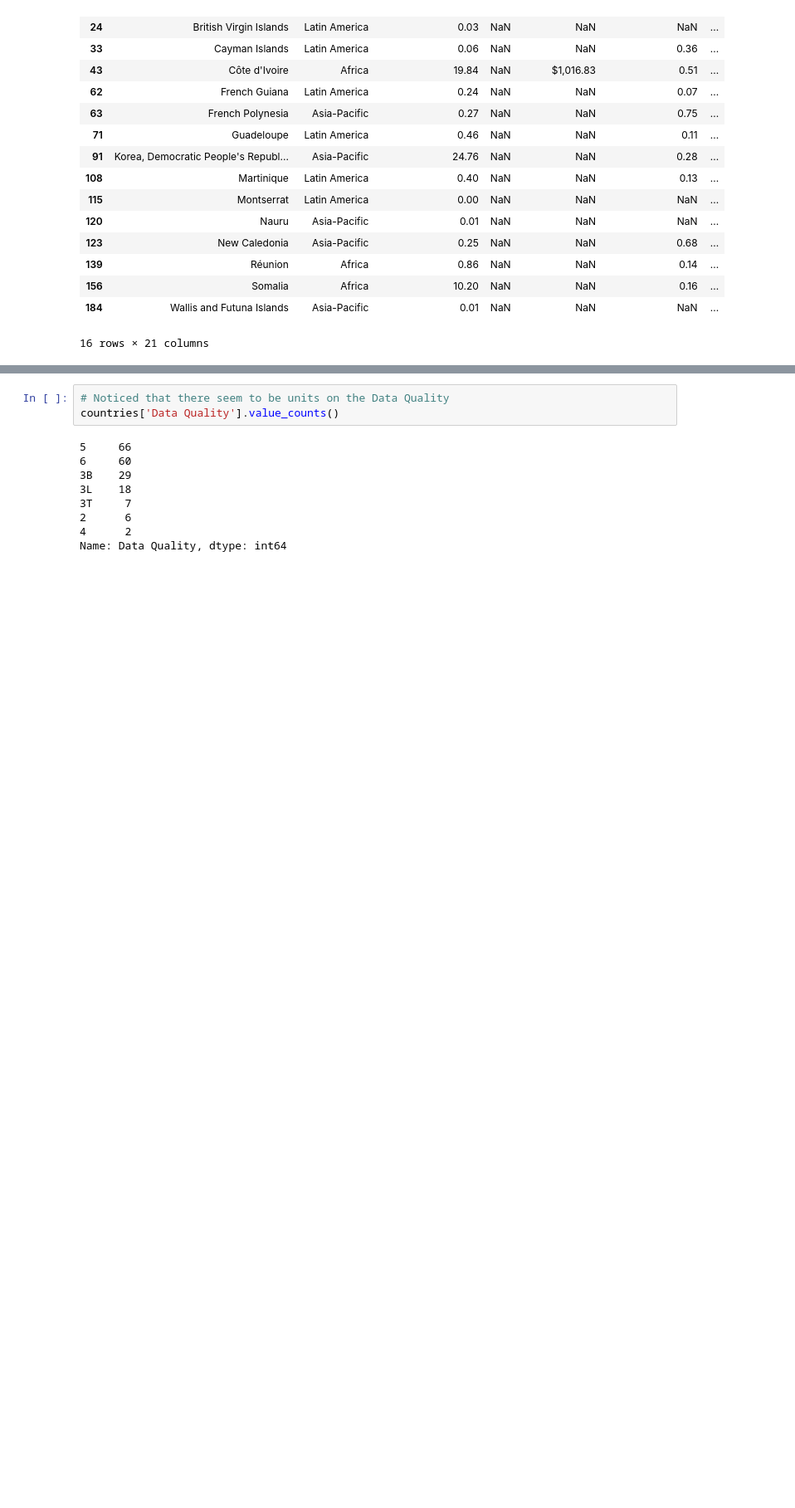
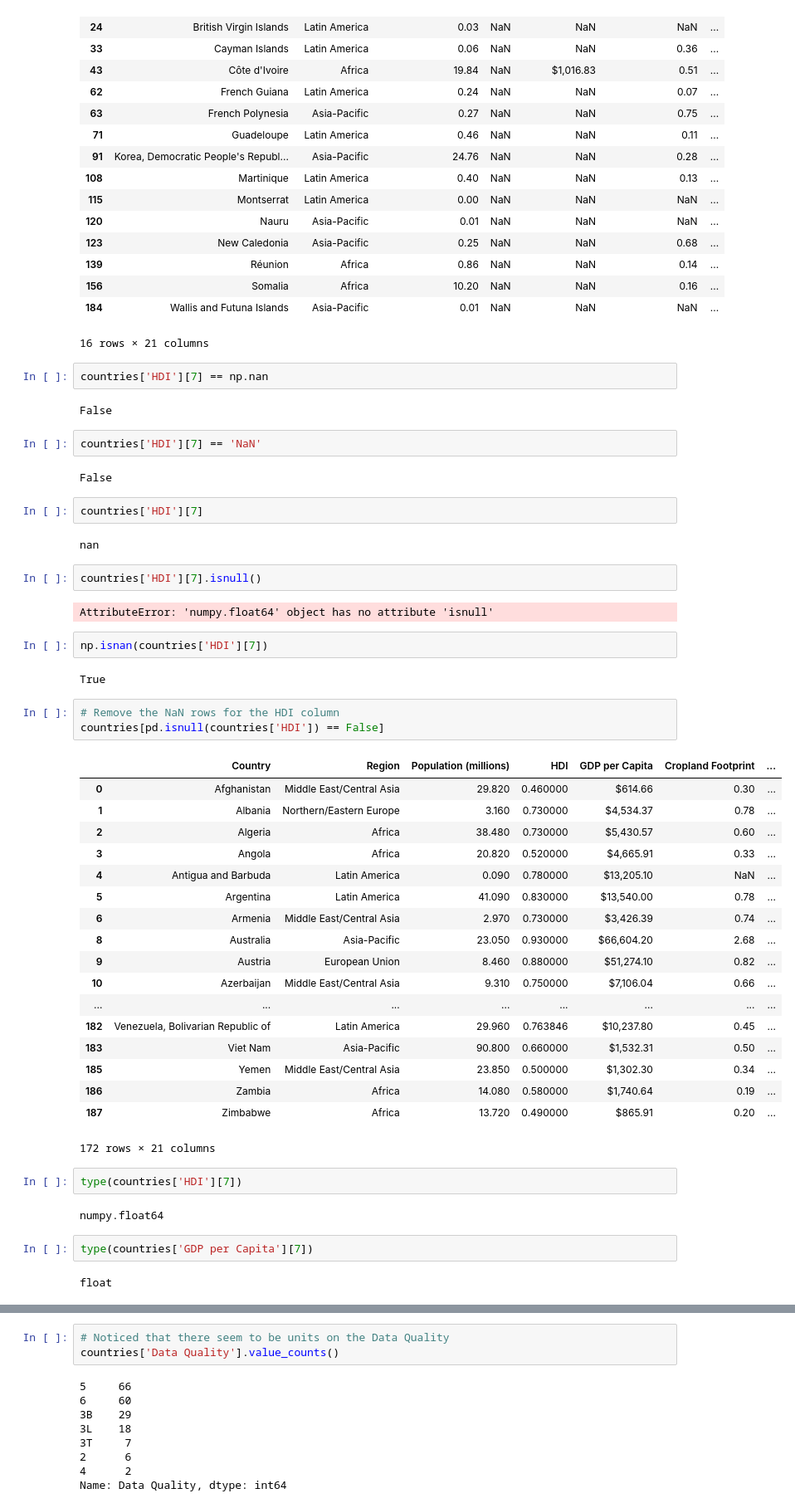
Before and after one commit to schmitzmelissa/DSCT-Capstone01, a Jupyter notebook: InitialDataExploration.ipynb, the cells around one changed output, grey strips where cells are left out. Shown at 83% size. Drawn from its saved outputs; the diff is of its cells as text; blank space fills up the shorter version.

Commit message:
Resolved TypeError with NaN values.

```diff
--- a/InitialDataExploration.ipynb
+++ b/InitialDataExploration.ipynb
@@ -155,3 +156,53 @@ countries[countries.HDI.isnull()]
 | 156 | Somalia | Africa | 10.20 | NaN | NaN | 0.16 | ... |
 | 184 | Wallis and Futuna Islands | Asia-Pacific | 0.01 | NaN | NaN | NaN | ... |
 16 rows × 21 columns
+# %%
+countries['HDI'][7] == np.nan
+# %% [output]
+False
+# %%
+countries['HDI'][7] == 'NaN'
+# %% [output]
+False
+# %%
+countries['HDI'][7]
+# %% [output]
+nan
+# %%
+countries['HDI'][7].isnull()
+# %% [output]
+AttributeError: 'numpy.float64' object has no attribute 'isnull'
+# %%
+np.isnan(countries['HDI'][7])
+# %% [output]
+True
+# %%
+# Remove the NaN rows for the HDI column
+countries[pd.isnull(countries['HDI']) == False]
+# %% [output]
+|  | Country | Region | Population (millions) | HDI | GDP per Capita | Cropland Footprint | ... |
+| 0 | Afghanistan | Middle East/Central Asia | 29.820 | 0.460000 | $614.66 | 0.30 | ... |
+| 1 | Albania | Northern/Eastern Europe | 3.160 | 0.730000 | $4,534.37 | 0.78 | ... |
+| 2 | Algeria | Africa | 38.480 | 0.730000 | $5,430.57 | 0.60 | ... |
+| 3 | Angola | Africa | 20.820 | 0.520000 | $4,665.91 | 0.33 | ... |
+| 4 | Antigua and Barbuda | Latin America | 0.090 | 0.780000 | $13,205.10 | NaN | ... |
+| 5 | Argentina | Latin America | 41.090 | 0.830000 | $13,540.00 | 0.78 | ... |
+| 6 | Armenia | Middle East/Central Asia | 2.970 | 0.730000 | $3,426.39 | 0.74 | ... |
+| 8 | Australia | Asia-Pacific | 23.050 | 0.930000 | $66,604.20 | 2.68 | ... |
+| 9 | Austria | European Union | 8.460 | 0.880000 | $51,274.10 | 0.82 | ... |
+| 10 | Azerbaijan | Middle East/Central Asia | 9.310 | 0.750000 | $7,106.04 | 0.66 | ... |
+| ... | ... | ... | ... | ... | ... | ... | ... |
+| 182 | Venezuela, Bolivarian Republic of | Latin America | 29.960 | 0.763846 | $10,237.80 | 0.45 | ... |
+| 183 | Viet Nam | Asia-Pacific | 90.800 | 0.660000 | $1,532.31 | 0.50 | ... |
+| 185 | Yemen | Middle East/Central Asia | 23.850 | 0.500000 | $1,302.30 | 0.34 | ... |
+| 186 | Zambia | Africa | 14.080 | 0.580000 | $1,740.64 | 0.19 | ... |
+| 187 | Zimbabwe | Africa | 13.720 | 0.490000 | $865.91 | 0.20 | ... |
+172 rows × 21 columns
+# %%
+type(countries['HDI'][7])
+# %% [output]
+numpy.float64
+# %%
+type(countries['GDP per Capita'][7])
+# %% [output]
+float
```
Also changed, not shown: parts of 3 cells of this notebook.
